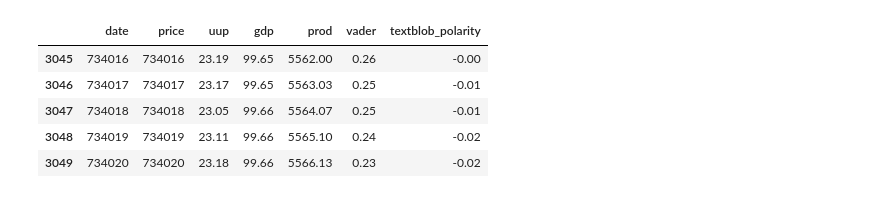
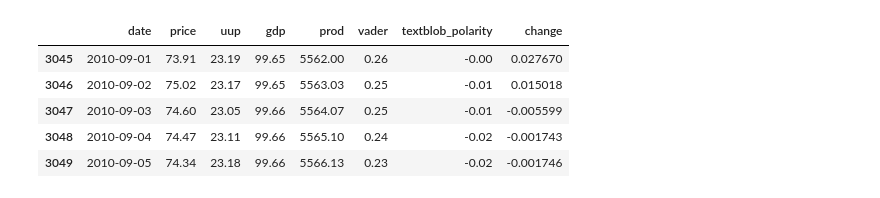
Before and after one commit to jjmcclure/Oil_Price_Prediction, a Jupyter notebook: model_selector.ipynb, the cells around one changed output. Saved outputs shown, nothing was run; the diff lists cells and outputs as text; code cells hidden in the pictures.

```diff
--- a/model_selector.ipynb
+++ b/model_selector.ipynb
@@ -28,16 +31,16 @@ from sklearn.tree import DecisionTreeClassifier, ExtraTreeClassifier
 # %%
 file = Path('wl/df_all.csv')
 s_path = Path('Data/df_all_2019_2020.csv')
 df_all_2019_2020 = pd.read_csv(file, parse_dates=True, infer_datetime_format=True)
-df_all_2019_2020 = df_all_2019_2020.loc[df_all_2019_2020['date'] >= '2010-09-01']
+df_all_2019_2020 = df_all_2019_2020.loc[(df_all_2019_2020['date'] >= '2010-08-31') & (df_all_2019_2020['date'] < '2020-03-01')]
 df_all_2019_2020 = df_all_2019_2020.round(decimals=2)
-df_all_2019_2020['date'] = pd.to_datetime(df_all_2019_2020['date']).apply(datetime.toordinal)
-df_all_2019_2020['price'] = df_all_2019_2020.astype('int')
+df_all_2019_2020['change'] = df_all_2019_2020['price'].pct_change()
+df_all_2019_2020 = df_all_2019_2020.dropna(subset=['change'])
 df_all_2019_2020.head()
 # %% [output]
-|  | date | price | uup | gdp | prod | vader | textblob_polarity |
-| 3045 | 734016 | 734016 | 23.19 | 99.65 | 5562.00 | 0.26 | -0.00 |
-| 3046 | 734017 | 734017 | 23.17 | 99.65 | 5563.03 | 0.25 | -0.01 |
-| 3047 | 734018 | 734018 | 23.05 | 99.66 | 5564.07 | 0.25 | -0.01 |
-| 3048 | 734019 | 734019 | 23.11 | 99.66 | 5565.10 | 0.24 | -0.02 |
-| 3049 | 734020 | 734020 | 23.18 | 99.66 | 5566.13 | 0.23 | -0.02 |
+|  | date | price | uup | gdp | prod | vader | textblob_polarity | change |
+| 3045 | 2010-09-01 | 73.91 | 23.19 | 99.65 | 5562.00 | 0.26 | -0.00 | 0.027670 |
+| 3046 | 2010-09-02 | 75.02 | 23.17 | 99.65 | 5563.03 | 0.25 | -0.01 | 0.015018 |
+| 3047 | 2010-09-03 | 74.60 | 23.05 | 99.66 | 5564.07 | 0.25 | -0.01 | -0.005599 |
+| 3048 | 2010-09-04 | 74.47 | 23.11 | 99.66 | 5565.10 | 0.24 | -0.02 | -0.001743 |
+| 3049 | 2010-09-05 | 74.34 | 23.18 | 99.66 | 5566.13 | 0.23 | -0.02 | -0.001746 |
```
Also changed, not shown: parts of 21 cells of this notebook, 5 other files.
